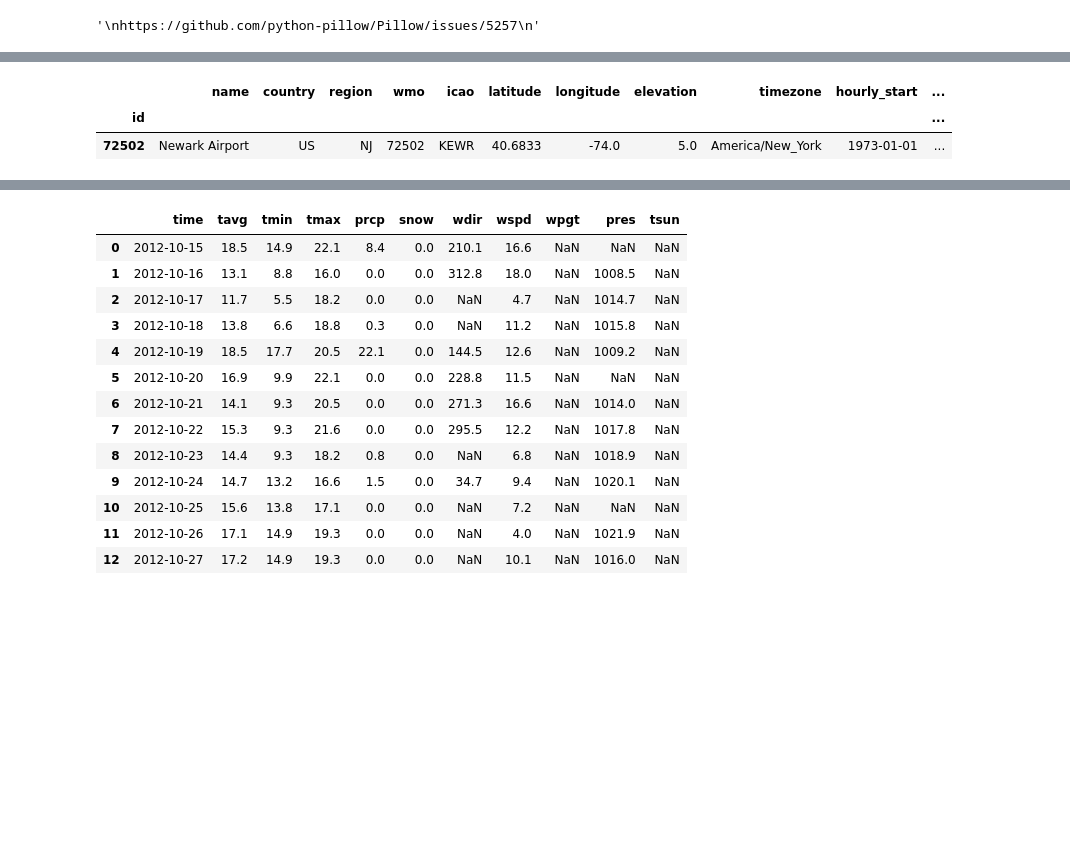
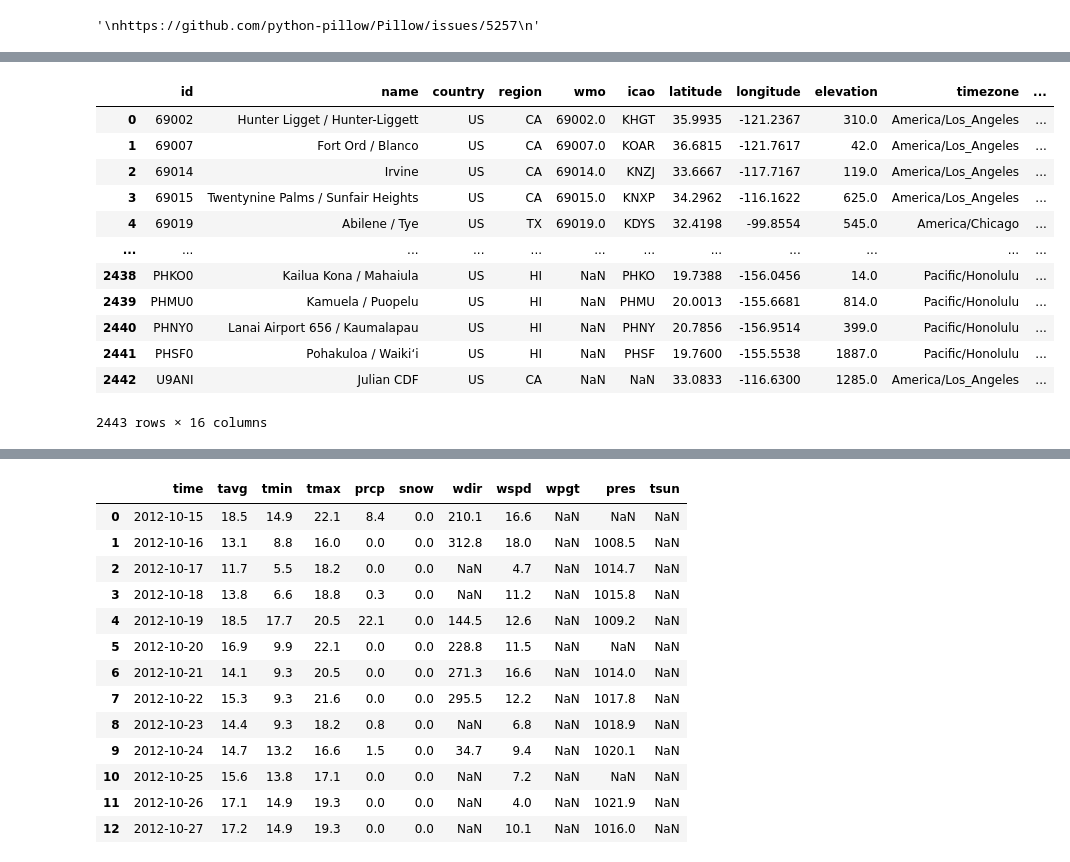
Before and after one commit to sergioserge/us-airports-project, a Jupyter notebook: us-airports-project.ipynb, the cells around one changed output, grey strips where cells are left out. Saved outputs shown, nothing was run; the diff lists cells and outputs as text; code cells hidden in the pictures; blank space fills up the shorter version.

```diff
--- a/us-airports-project.ipynb
+++ b/us-airports-project.ipynb
@@ -12,6 +12,8 @@ from IPython.display import display
 import sql
 import api
 
+# change options
+pd.set_option('display.max_columns', None)
 """
 https://github.com/python-pillow/Pillow/issues/5257
 """
@@ -77,6 +21,0 @@ display(us_stations_df[us_stations_df['region'] == 'NJ'])
-# %%
-display(us_stations_df[us_stations_df['name'] == 'Newark Airport'])
-# %% [output]
-|  | name | country | region | wmo | icao | latitude | longitude | elevation | timezone | hourly_start | ... |
-| id |  |  |  |  |  |  |  |  |  |  | ... |
-| 72502 | Newark Airport | US | NJ | 72502 | KEWR | 40.6833 | -74.0 | 5.0 | America/New_York | 1973-01-01 | ... |
@@ -84,0 +22,18 @@ us_stations_df.to_csv('data/us_weather_stations.csv')
+# %%
+us_stations_df = pd.read_csv('data/us_weather_stations.csv')
+us_stations_df
+#us_stations_df[us_stations_df['region'].isin(['BOS', 'EWR', 'JFK', 'MIA', 'PHL', 'SJU'])]
+# %% [output]
+|  | id | name | country | region | wmo | icao | latitude | longitude | elevation | timezone | ... |
+| 0 | 69002 | Hunter Ligget / Hunter-Liggett | US | CA | 69002.0 | KHGT | 35.9935 | -121.2367 | 310.0 | America/Los_Angeles | ... |
+| 1 | 69007 | Fort Ord / Blanco | US | CA | 69007.0 | KOAR | 36.6815 | -121.7617 | 42.0 | America/Los_Angeles | ... |
+| 2 | 69014 | Irvine | US | CA | 69014.0 | KNZJ | 33.6667 | -117.7167 | 119.0 | America/Los_Angeles | ... |
+| 3 | 69015 | Twentynine Palms / Sunfair Heights | US | CA | 69015.0 | KNXP | 34.2962 | -116.1622 | 625.0 | America/Los_Angeles | ... |
+| 4 | 69019 | Abilene / Tye | US | TX | 69019.0 | KDYS | 32.4198 | -99.8554 | 545.0 | America/Chicago | ... |
+| ... | ... | ... | ... | ... | ... | ... | ... | ... | ... | ... | ... |
+| 2438 | PHKO0 | Kailua Kona / Mahaiula | US | HI | NaN | PHKO | 19.7388 | -156.0456 | 14.0 | Pacific/Honolulu | ... |
+| 2439 | PHMU0 | Kamuela / Puopelu | US | HI | NaN | PHMU | 20.0013 | -155.6681 | 814.0 | Pacific/Honolulu | ... |
+| 2440 | PHNY0 | Lanai Airport 656 / Kaumalapau | US | HI | NaN | PHNY | 20.7856 | -156.9514 | 399.0 | Pacific/Honolulu | ... |
+| 2441 | PHSF0 | Pohakuloa / Waiki‘i | US | HI | NaN | PHSF | 19.7600 | -155.5538 | 1887.0 | Pacific/Honolulu | ... |
+| 2442 | U9ANI | Julian CDF | US | CA | NaN | NaN | 33.0833 | -116.6300 | 1285.0 | America/Los_Angeles | ... |
+2443 rows × 16 columns
```
Also changed, not shown: parts of 18 cells of this notebook, 2 other files.
